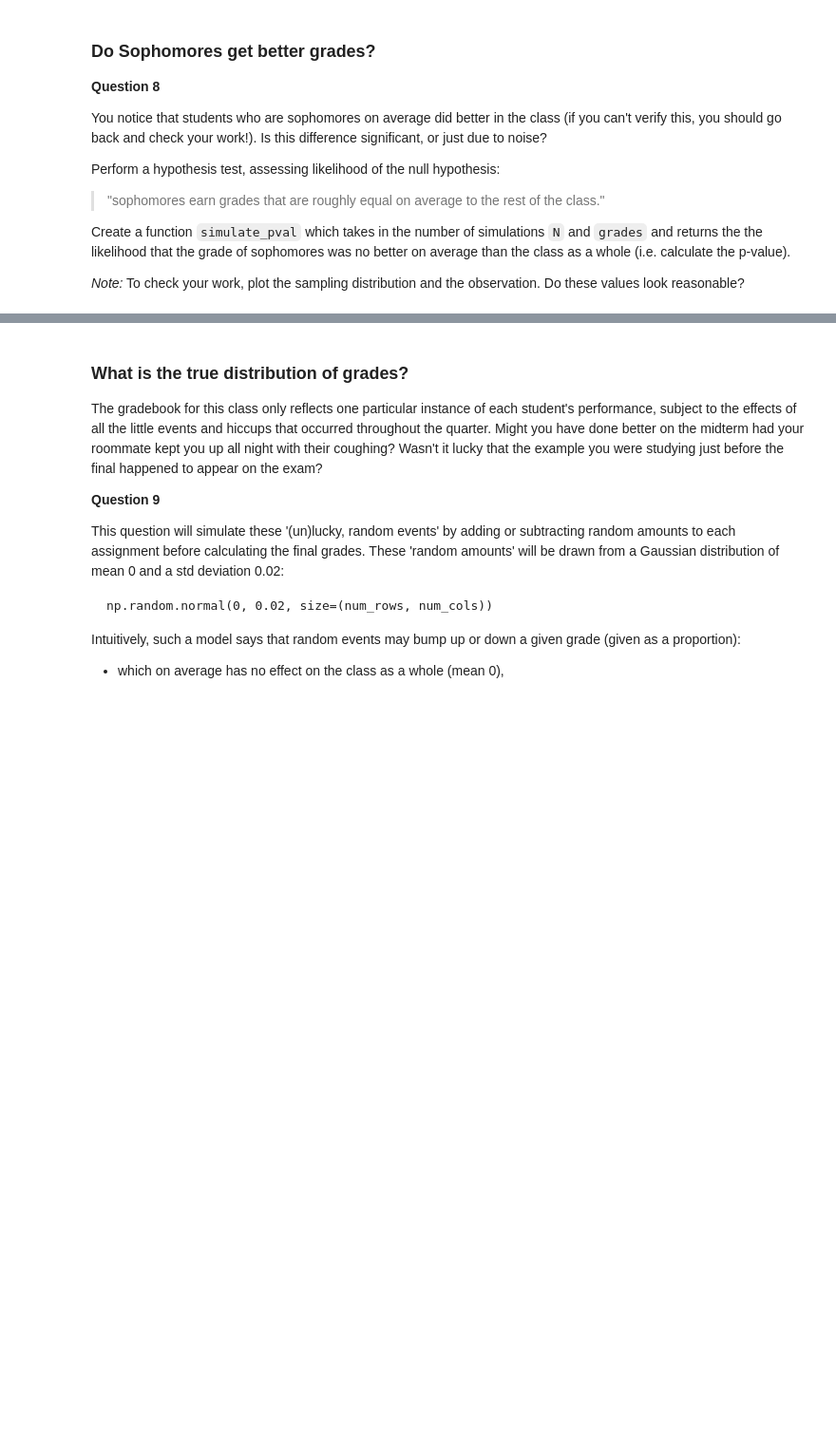
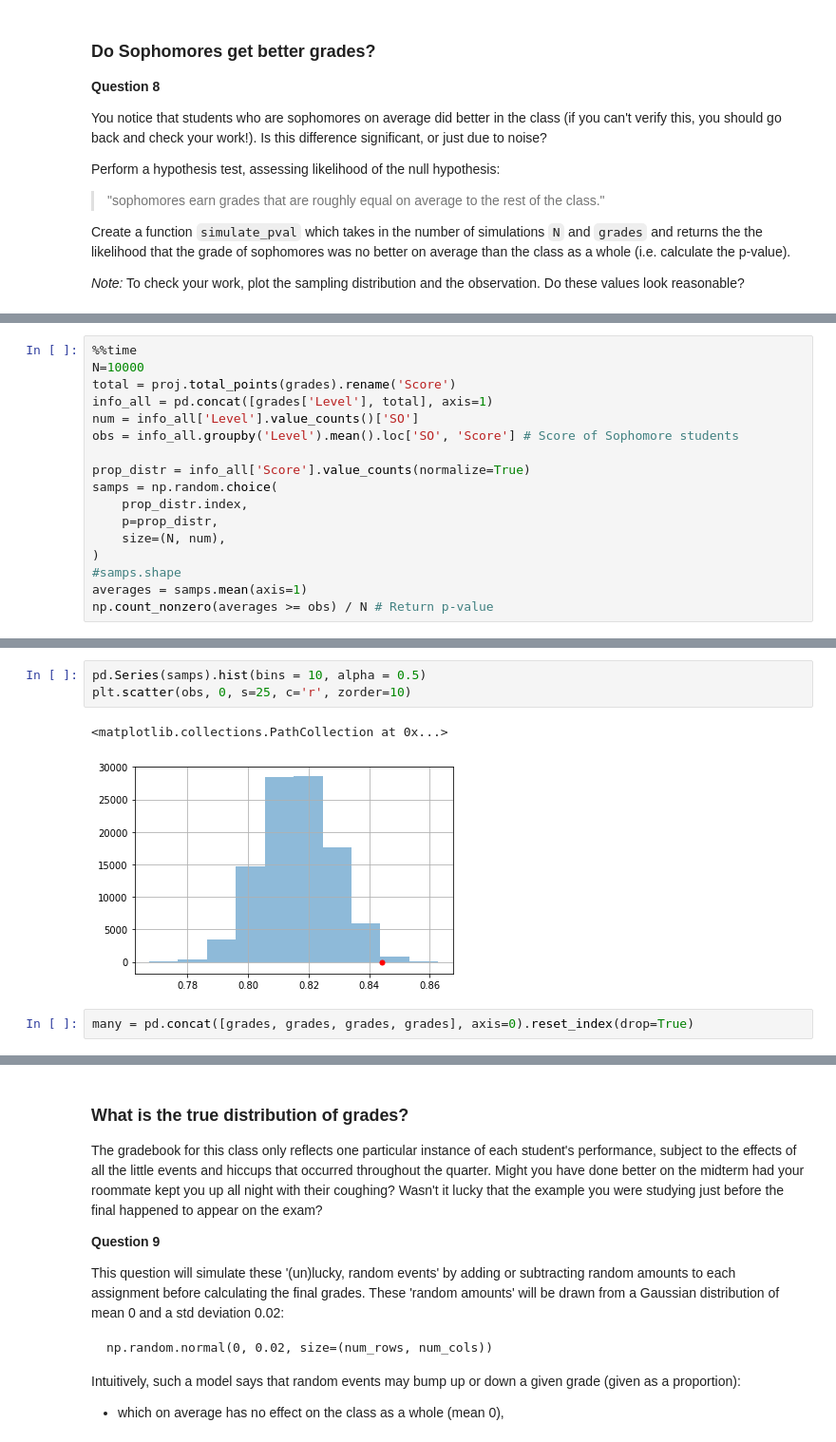
Before and after one commit to AECassAWei/dsc80-wi20, a Jupyter notebook: projects/project01/project01.ipynb, the cells around one changed output, grey strips where cells are left out. Shown at 95% size. Cells and saved outputs as stored; diff of their text form; blank space fills up the shorter version.

```diff
--- a/projects/project01/project01.ipynb
+++ b/projects/project01/project01.ipynb
@@ -664,0 +745,17 @@ plt.scatter(obs_diff, 0, s=25, c='r', zorder=10)
+# %%
+%%time
+N=10000
+total = proj.total_points(grades).rename('Score')
+info_all = pd.concat([grades['Level'], total], axis=1)
+num = info_all['Level'].value_counts()['SO']
+obs = info_all.groupby('Level').mean().loc['SO', 'Score'] # Score of Sophomore students
+
+prop_distr = info_all['Score'].value_counts(normalize=True)
+samps = np.random.choice(
+    prop_distr.index,
+    p=prop_distr,
+    size=(N, num),
+)
+#samps.shape
+averages = samps.mean(axis=1)
+np.count_nonzero(averages >= obs) / N # Return p-value
@@ -664,0 +765,8 @@ plt.scatter(obs_diff, 0, s=25, c='r', zorder=10)
+# %%
+pd.Series(samps).hist(bins = 10, alpha = 0.5)
+plt.scatter(obs, 0, s=25, c='r', zorder=10)
+# %% [output]
+<matplotlib.collections.PathCollection at 0x...>
+[figure, added]
+# %%
+many = pd.concat([grades, grades, grades, grades], axis=0).reset_index(drop=True)
```
Also changed, not shown: parts of 54 cells of this notebook, 5 other files.
